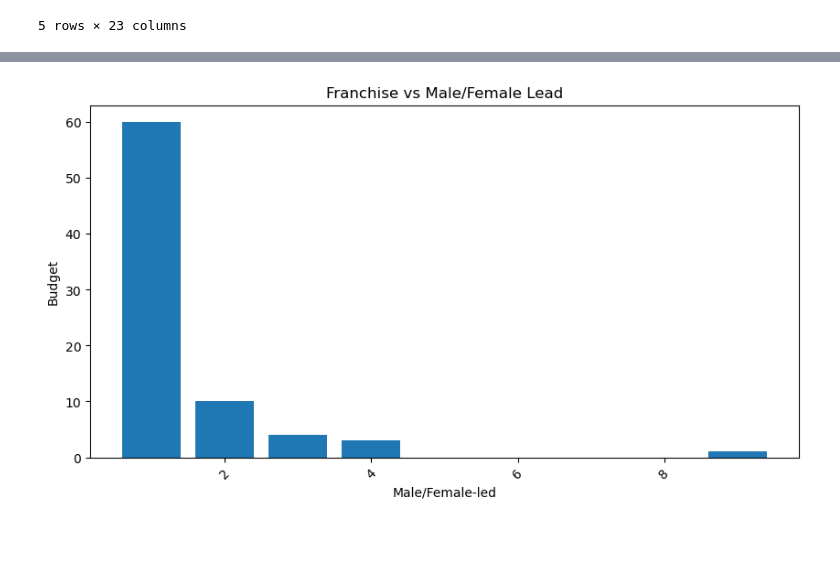
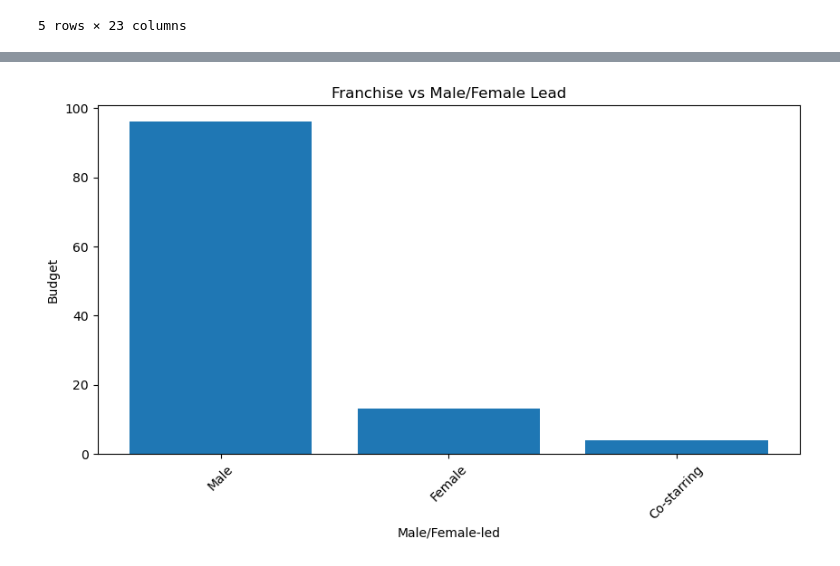
Before and after one commit to Nathan-Savage/project1, a Jupyter notebook: NA_Project1_notebook.ipynb, the cells around one changed output, grey strips where cells are left out. Saved outputs shown, nothing was run; the diff lists cells and outputs as text; code cells hidden in the pictures; blank space fills up the shorter version.

```diff
--- a/NA_Project1_notebook.ipynb
+++ b/NA_Project1_notebook.ipynb
@@ -47,5 +49,5 @@ marvel_dc_movie_df.head()
 # %%
-grouped_movie_df = marvel_dc_movie_df.groupby(['Franchise', 'Male/Female-led', 'Budget'])
+grouped_movie_df = marvel_dc_movie_df.groupby(['Franchise', 'Male/Female-led', 'Budget', 'Box office gross Worldwide', 'Rotten Tomatoes Critic Score'])
 grouped_movies = pd.DataFrame(grouped_movie_df['Male/Female-led'].count())
 grouped_movies
 #maybe add bin size?
@@ -66,0 +69,3 @@ grouped_movies
+# %%
+grouped_movies_rename = grouped_movies.rename(columns={'Male/Female-led': 'Total Male or Female Led Film'})
+grouped_movies_rename
@@ -66,0 +95,3 @@ grouped_movies
+# %%
+grouped_movies_rename.reset_index(inplace=True)
+grouped_movies_rename.head()
@@ -78,14 +116,12 @@ KeyError: "['Franchise'] not in index"
 # %%
-#generate pie chart VISUALIZATION #2 - Budget vs male/female
-male_vs_female_pyplot = grouped_movies['Male/Female-led'].value_counts()
+#generate bar chart VISUALIZATION #2 - Budget vs male/female
+male_vs_female_pyplot = grouped_movies_rename['Male/Female-led'].value_counts()
 plt.figure(figsize=(10, 5))
 plt.bar(male_vs_female_pyplot.index, male_vs_female_pyplot.values)
 plt.xlabel('Male/Female-led')
 plt.ylabel('Budget')
 plt.title('Franchise vs Male/Female Lead')
 plt.xticks(rotation=45)
 plt.show()
-
-##Need to add BUDGET in here! 10/14/24 @4:27pm - chart doesnt make sense because it's looking at value counts need to fix this.
 # %% [output]
-[figure, old version]
+[figure, new version]
```
Also changed, not shown: parts of 10 cells of this notebook.
